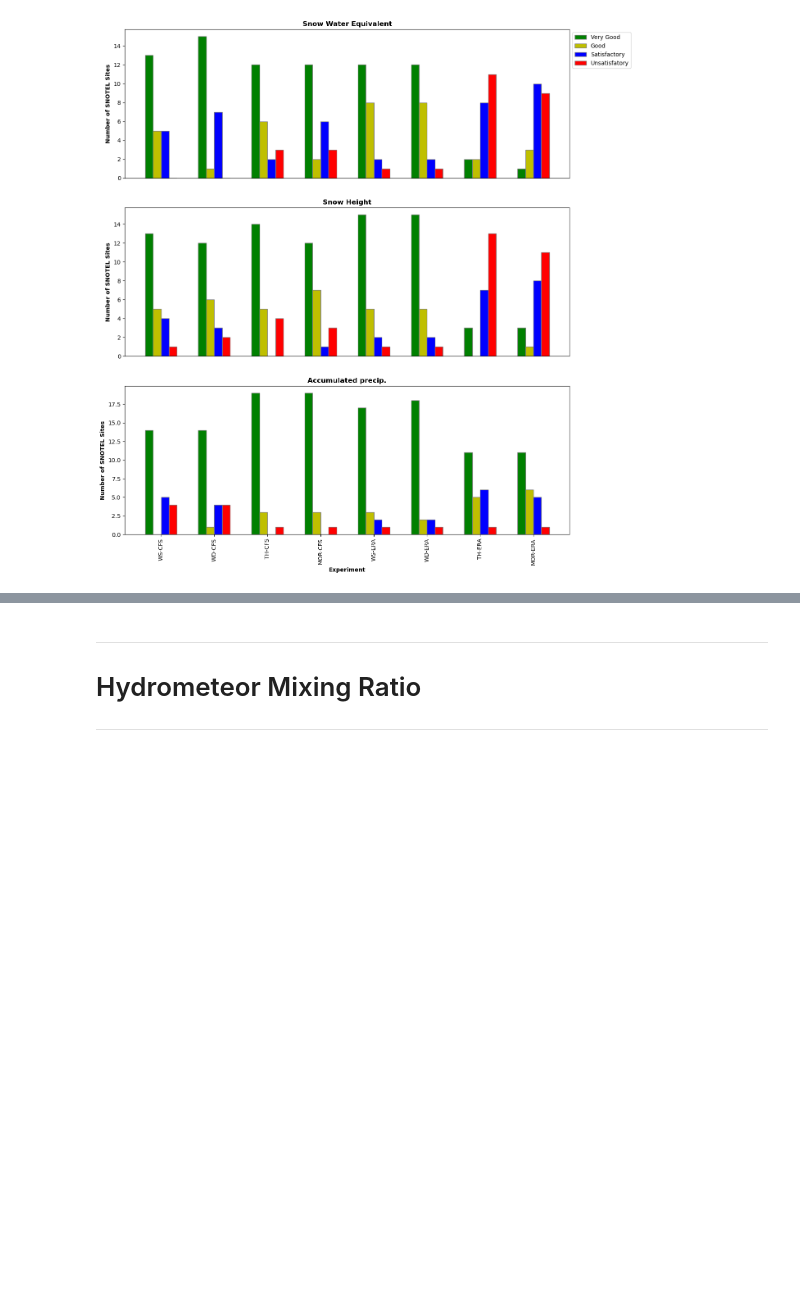
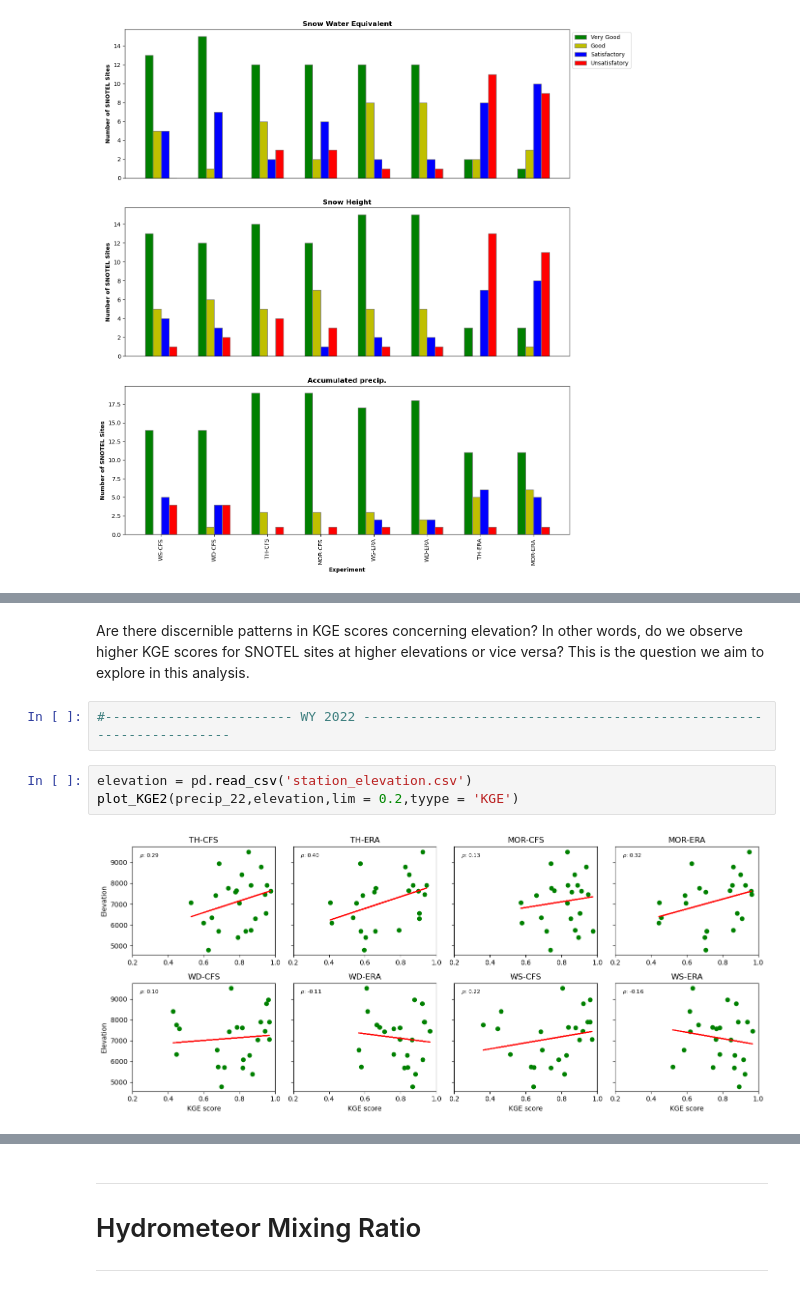
Before and after one commit to stanleyakor1/Comprehensive-Ecam, a Jupyter notebook: Artifact/scritps/Presentation.ipynb, the cells around one changed output, grey strips where cells are left out. Saved outputs shown, nothing was run; the diff lists cells and outputs as text; blank space fills up the shorter version.

```diff
--- a/Artifact/scritps/Presentation.ipynb
+++ b/Artifact/scritps/Presentation.ipynb
@@ -260,0 +327,9 @@ plt.show()
+# %% [markdown]
+Are there discernible patterns in KGE scores concerning elevation? In other words, do we observe higher KGE scores for SNOTEL sites at higher elevations or vice versa? This is the question we aim to explore in this analysis.
+# %%
+#------------------------ WY 2022 --------------------------------------------------------------------
+# %%
+elevation = pd.read_csv('station_elevation.csv')
+plot_KGE2(precip_22,elevation,lim = 0.2,tyype = 'KGE')
+# %% [output]
+[figure, new version]
```
Also changed, not shown: parts of 25 cells of this notebook, 1 other file.
